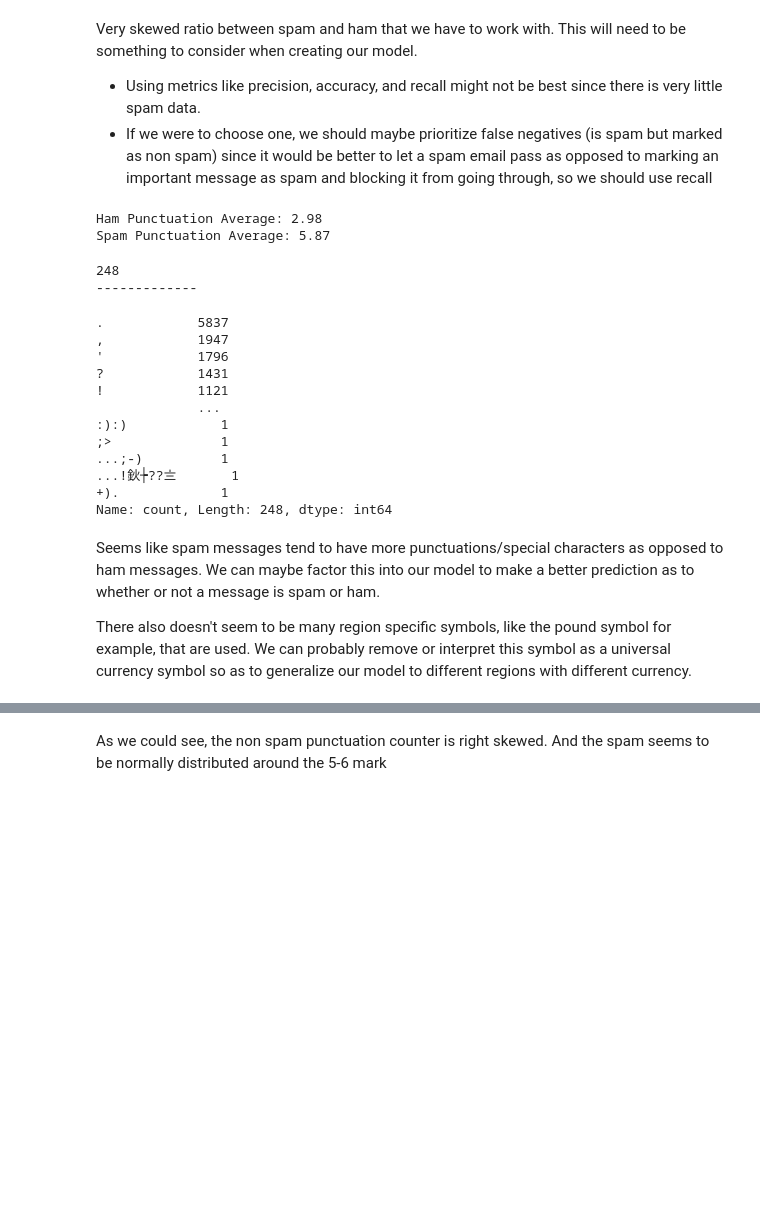
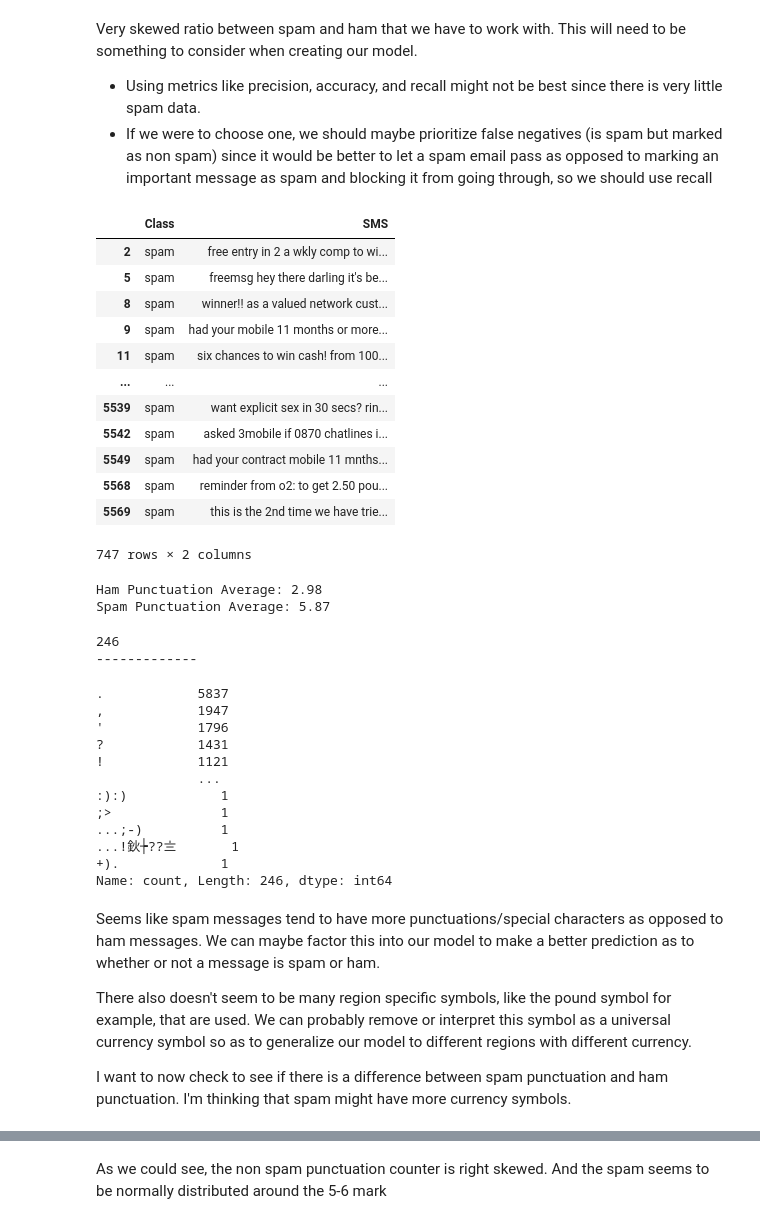
Before and after one commit to RafaelGMedina/spam-detection, a Jupyter notebook: main_jupyter.ipynb, the cells around one changed output, grey strips where cells are left out. Cells and saved outputs as stored; diff of their text form; code cells hidden in the pictures; blank space fills up the shorter version.

```diff
--- a/main_jupyter.ipynb
+++ b/main_jupyter.ipynb
@@ -48,3 +51,19 @@ def punc_count(sentence):
     punctuations = re.findall(r'[^A-Za-z0-9\s]+', sentence)
     return punctuations
+# %%
+spam
+# %% [output]
+|  | Class | SMS |
+| 2 | spam | free entry in 2 a wkly comp to wi... |
+| 5 | spam | freemsg hey there darling it's be... |
+| 8 | spam | winner!! as a valued network cust... |
+| 9 | spam | had your mobile 11 months or more... |
+| 11 | spam | six chances to win cash! from 100... |
+| ... | ... | ... |
+| 5539 | spam | want explicit sex in 30 secs? rin... |
+| 5542 | spam | asked 3mobile if 0870 chatlines i... |
+| 5549 | spam | had your contract mobile 11 mnths... |
+| 5568 | spam | reminder from o2: to get 2.50 pou... |
+| 5569 | spam | this is the 2nd time we have trie... |
+747 rows × 2 columns
 # %%
@@ -56,18 +78,22 @@ print(f'Ham Punctuation Average: {ham_punc_counts.mean():.2f}\nSpam Punctuation
 Ham Punctuation Average: 2.98
 Spam Punctuation Average: 5.87
 # %%
-all_punc = []
+def get_punc(df: pd.DataFrame):
 
-for sent in list(df['SMS']):
-    all_punc += punc_count(sent)
-print(len(set(all_punc)))
-print('-------------')
+    all_punc = []
 
-all_punc = pd.Series(all_punc)
+    for sent in list(df['SMS']):
+        all_punc += punctuations(sent)
+    print(len(set(all_punc)))
+    print('-------------')
 
-all_punc.value_counts()
+    all_punc = pd.Series(all_punc)
+
+    return all_punc.value_counts()
+
+get_punc(df)
 # %% [output]
-248
+246
 -------------
 .            5837
 ,            1947
@@ -80,8 +106,10 @@ all_punc.value_counts()
 ...;-)          1
 ...!鈥┾??〨       1
 +).             1
-Name: count, Length: 248, dtype: int64
+Name: count, Length: 246, dtype: int64
 # %% [markdown]
 Seems like spam messages tend to have more punctuations/special characters as opposed to ham messages. We can maybe factor this into our model to make a better prediction as to whether or not a message is spam or ham.
 
 There also doesn't seem to be many region specific symbols, like the pound symbol for example, that are used. We can probably remove or interpret this symbol as a universal currency symbol so as to generalize our model to different regions with different currency.
+
+I want to now check to see if there is a difference between spam punctuation and ham punctuation. I'm thinking that spam might have more currency symbols.
```
Also changed, not shown: parts of 11 cells of this notebook, 4 other files.
